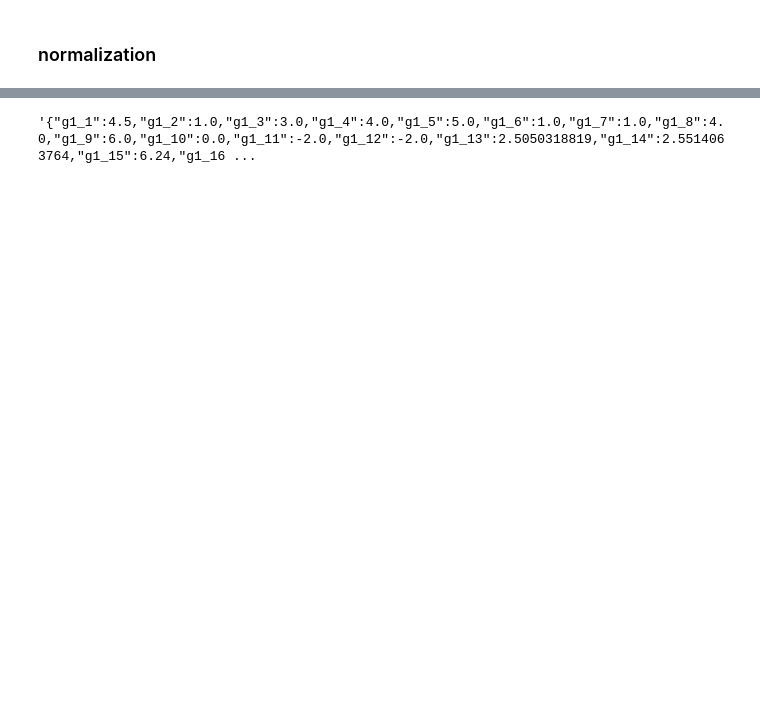
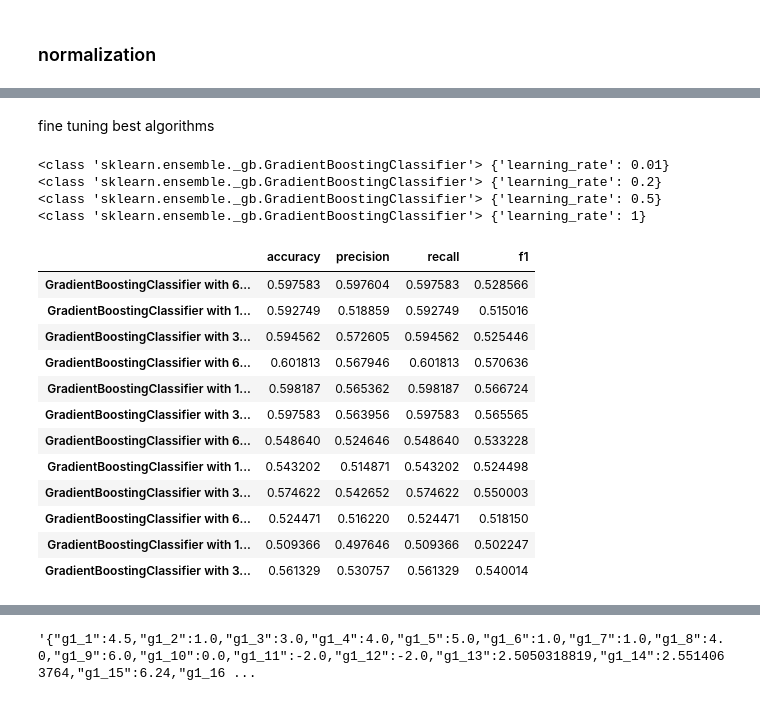
Before and after one commit to hubruk/predicting_profitable_customer_segments, a Jupyter notebook: predicting_profitable_customer_groups_Kruk.ipynb, the cells around one changed output, grey strips where cells are left out. Drawn from its saved outputs; the diff is of its cells as text; code cells hidden in the pictures; blank space fills up the shorter version.

```diff
--- a/predicting_profitable_customer_groups_Kruk.ipynb
+++ b/predicting_profitable_customer_groups_Kruk.ipynb
@@ -523,0 +295,2 @@ model.predict(X_test).shape
+# %% [markdown]
+fine tuning best algorithms
@@ -523,0 +315,22 @@ model.predict(X_test).shape
+# %%
+GBC_model_metrics = model_tuning(GBC_tuning_lr, fs_train_list, fs_test_list)
+GBC_model_metrics_df = pd.DataFrame.from_dict(GBC_model_metrics, orient='index', columns=[ 'accuracy', 'precision', 'recall', 'f1'])
+GBC_model_metrics_df.style.highlight_max(color = 'green', axis = 0)
+# %% [output]
+<class 'sklearn.ensemble._gb.GradientBoostingClassifier'> {'learning_rate': 0.01}
+<class 'sklearn.ensemble._gb.GradientBoostingClassifier'> {'learning_rate': 0.2}
+<class 'sklearn.ensemble._gb.GradientBoostingClassifier'> {'learning_rate': 0.5}
+<class 'sklearn.ensemble._gb.GradientBoostingClassifier'> {'learning_rate': 1}
+|  | accuracy | precision | recall | f1 |
+| GradientBoostingClassifier with 6... | 0.597583 | 0.597604 | 0.597583 | 0.528566 |
+| GradientBoostingClassifier with 1... | 0.592749 | 0.518859 | 0.592749 | 0.515016 |
+| GradientBoostingClassifier with 3... | 0.594562 | 0.572605 | 0.594562 | 0.525446 |
+| GradientBoostingClassifier with 6... | 0.601813 | 0.567946 | 0.601813 | 0.570636 |
+| GradientBoostingClassifier with 1... | 0.598187 | 0.565362 | 0.598187 | 0.566724 |
+| GradientBoostingClassifier with 3... | 0.597583 | 0.563956 | 0.597583 | 0.565565 |
+| GradientBoostingClassifier with 6... | 0.548640 | 0.524646 | 0.548640 | 0.533228 |
+| GradientBoostingClassifier with 1... | 0.543202 | 0.514871 | 0.543202 | 0.524498 |
+| GradientBoostingClassifier with 3... | 0.574622 | 0.542652 | 0.574622 | 0.550003 |
+| GradientBoostingClassifier with 6... | 0.524471 | 0.516220 | 0.524471 | 0.518150 |
+| GradientBoostingClassifier with 1... | 0.509366 | 0.497646 | 0.509366 | 0.502247 |
+| GradientBoostingClassifier with 3... | 0.561329 | 0.530757 | 0.561329 | 0.540014 |
```
Also changed, not shown: parts of 77 cells of this notebook, 2 other files.
